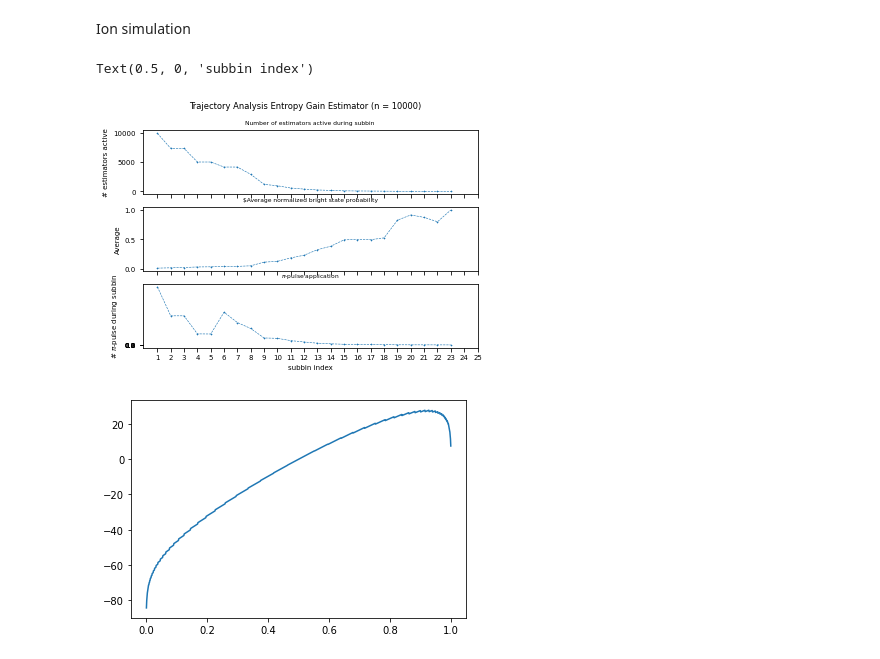
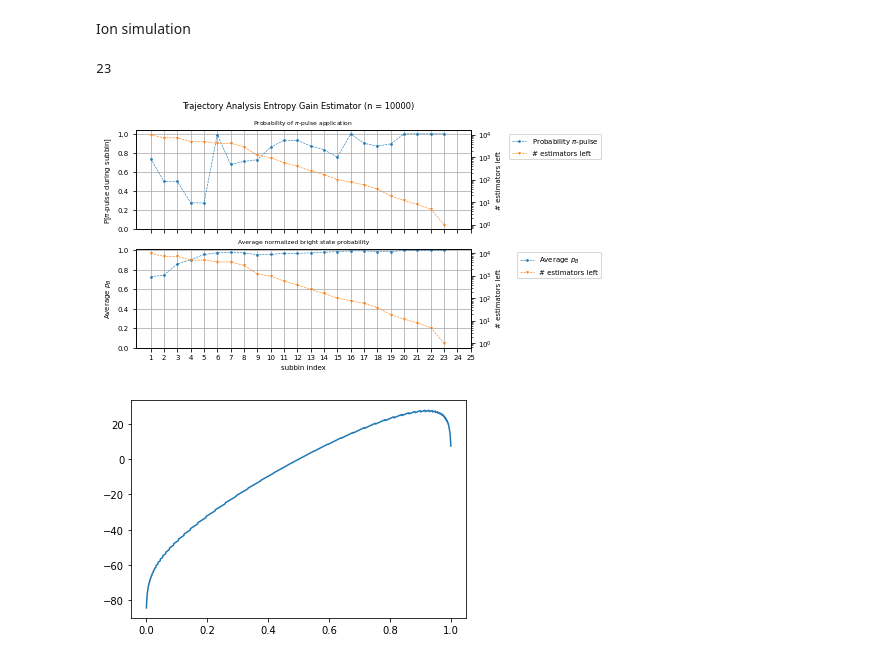
Before and after one commit to marti-m/ion-detect-mcmc, a Jupyter notebook: ion-detection-sim.ipynb, the cells around one changed output. Saved outputs shown, nothing was run; the diff lists cells and outputs as text; code cells hidden in the pictures.

```diff
--- a/ion-detection-sim.ipynb
+++ b/ion-detection-sim.ipynb
@@ -47,40 +47,58 @@ for traj_i in binned_traj.keys():
     for i in range(len(p_b_traj)):
         n_pi_per_subbin[i] += p * n_repetition * pi_pulse_traj[i]
         n_est_left_per_subbin[i] += p * n_repetition
-        p_b_avg_per_subbin[i] += p_b_traj[i]
+        p_b_avg_per_subbin[i] += p * n_repetition * p_b_traj[i]
 
 idx_not_zero = np.argwhere(n_est_left_per_subbin != 0)
-p_b_avg_per_subbin = p_b_avg_per_subbin[idx_not_zero] / n_est_left_per_subbin[idx_not_zero]
 n_est_left_per_subbin = n_est_left_per_subbin[idx_not_zero]
+p_b_avg_per_subbin = p_b_avg_per_subbin[idx_not_zero] / n_est_left_per_subbin
 subbin_idx = subbin_idx[idx_not_zero]
-n_pi_per_subbin = n_pi_per_subbin[idx_not_zero]
+p_pi_per_subbin = n_pi_per_subbin[idx_not_zero] / n_est_left_per_subbin
+print(len(subbin_idx))
+# %% [output]
+23
 # %%
-fig, axs = plt.subplots(3, 1, sharex='col')
+fig, axs = plt.subplots(2, 1, sharex='col')
 plt.rc('font', size=7)
 plt.rc('axes', titlesize=6)
 linewidth = 0.6
 size = 2
 
 fig.suptitle('Trajectory Analysis Entropy Gain Estimator (n = 10000)')
-axs[0].set_title('Number of estimators active during subbin')
-axs[0].plot(subbin_idx, n_est_left_per_subbin, linewidth = linewidth, linestyle='--', marker = '+', markersize=size, mew=linewidth)
-axs[0].set_ylabel('# estimators active')
+
+axs[0].set_title('Probability of $\pi$-pulse application')
+ln1 = axs[0].plot(subbin_idx, p_pi_per_subbin, color='tab:blue', label = 'Probability $\pi$-pulse', linewidth = linewidth, linestyle='--', marker = 'o', markersize=size, mew=linewidth)
+axs[0].set_ylabel('P[$\pi$-pulse during subbin]')
+ax01 = axs[0].twinx()
+ln2 = ax01.semilogy(subbin_idx, n_est_left_per_subbin, color='tab:orange', label = '# estimators left', linewidth = linewidth, linestyle='--', marker = 'v', markersize=size, mew=linewidth)
+ax01.set_ylabel('# estimators left')
+axs[0].set_yticks(np.arange(0, 1.2, 0.2))
+axs[0].grid('all')
+lns = ln1 + ln2
+labs = [l.get_label() for l in lns]
+axs[0].legend(lns, labs, loc='upper right', bbox_to_anchor=(1.4, 1.0))
 
 
-axs[2].set_title('$\pi$-pulse application')
-axs[2].plot(subbin_idx, n_pi_per_subbin, linewidth = linewidth, linestyle='--', marker = '+', markersize=size, mew=linewidth)
-axs[2].set_ylabel('# $\pi$-pulse during subbin')
 
+axs[1].set_title('Average normalized bright state probability')
+ln1 = axs[1].plot(subbin_idx, p_b_avg_per_subbin,  label = 'Average $p_B$', linewidth = linewidth, linestyle='--', marker = 'o', markersize=size, mew=linewidth)
+axs[1].set_ylabel('Average $p_B$')
+ax11 = axs[1].twinx()
+ln2 = ax11.semilogy(subbin_idx, n_est_left_per_subbin, color='tab:orange', label = '# estimators left', linewidth = linewidth, linestyle='--', marker = 'v', markersize=size, mew=linewidth)
+ax11.set_ylabel('# estimators left')
+axs[0].set_yticks(np.arange(0, 1.2, 0.2))
+axs[0].grid('all')
+lns = ln1 + ln2
+labs = [l.get_label() for l in lns]
+axs[1].legend(lns, labs, loc='upper right', bbox_to_anchor=(1.4, 1.0))
+axs[1].set_yticks(np.arange(0, 1.1, 0.2))
+axs[1].set_xticks(np.arange(1, 26, 1))
+axs[1].set_xlabel('subbin index')
+axs[1].grid('all')
 
-axs[1].set_title('$Average normalized bright state probability')
-axs[1].plot(subbin_idx, p_b_avg_per_subbin, linewidth = linewidth, linestyle='--', marker = '+', markersize=size, mew=linewidth)
-axs[1].set_ylabel('Average')
-axs[2].set_yticks(np.arange(0, 1.1, 0.2))
-axs[2].set_xticks(np.arange(1, 26, 1))
-axs[2].set_xlabel('subbin index')
+fig.savefig("entropy_gain_traj_analysis.pdf", bbox_inches='tight')
 # %% [output]
-Text(0.5, 0, 'subbin index')
-[figure, old version]
+[figure, new version]
 # %%
 ## some fun
 e_c = 1e-4
```
Also changed, not shown: parts of 12 cells of this notebook, 5 other files.
